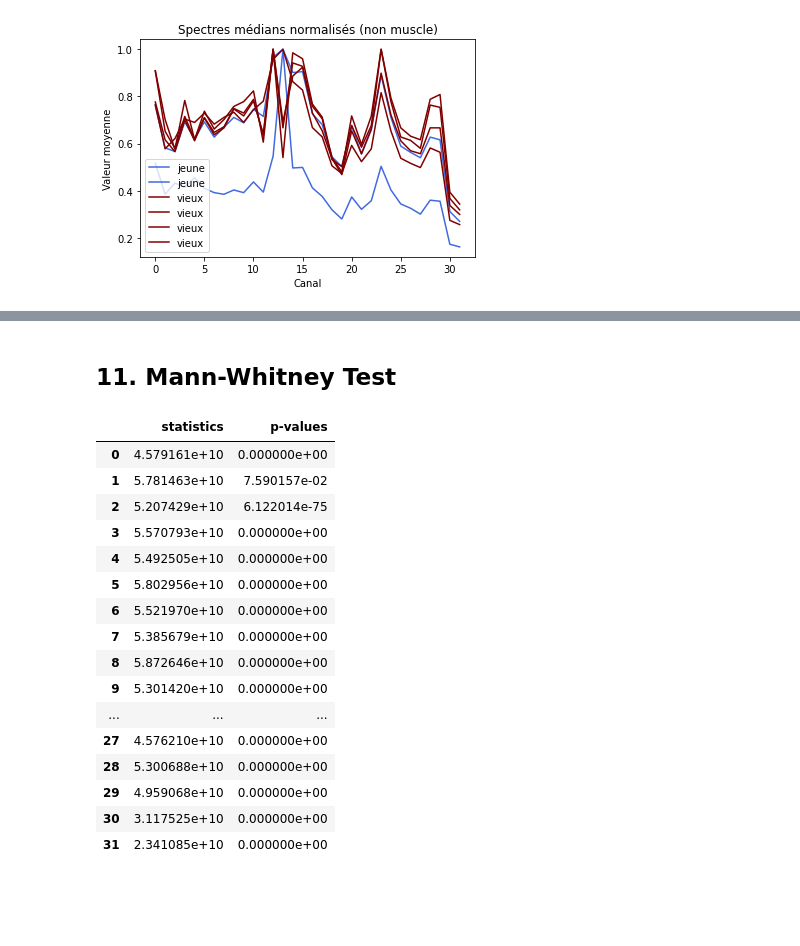
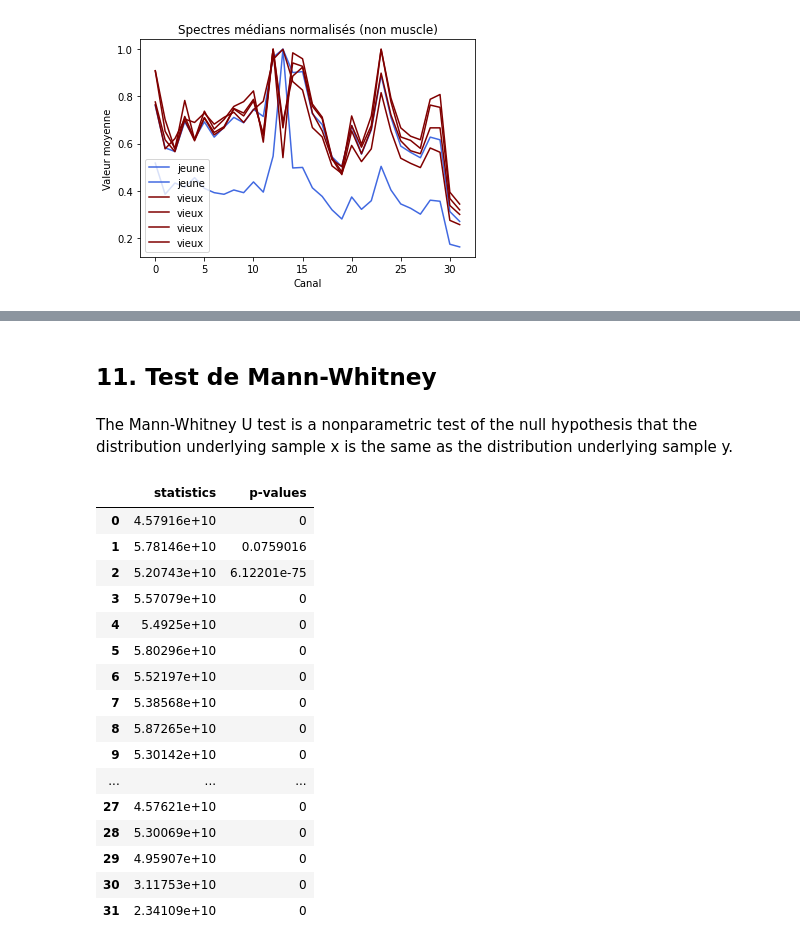
Before and after one commit to qdouzery/Hyperspectral-microscopy, a Jupyter notebook: Code/Microscopie-hyperspectrale_Notebook-V4.ipynb, the cells around one changed output, grey strips where cells are left out. Cells and saved outputs as stored; diff of their text form; code cells hidden in the pictures; blank space fills up the shorter version.

```diff
--- a/Microscopie_hyperspectrale_Notebook_V4.ipynb
+++ b/Code/Microscopie-hyperspectrale_Notebook-V4.ipynb
@@ -342,10 +342,13 @@ plt.show()
 # %%
 def df_muscle (img, os_img):
   df = pd.DataFrame()
+
   for i in range(32):
-    muscle = img[:,:,:,i]*os_img
+    name = "C" + str(i)
+    muscle = os_img*img[:,:,:,i]
     muscle_norm = muscle.ravel()/max(muscle.ravel())
-    df[i] = muscle_norm
+    df[name] = muscle_norm
+
   return df
 # %%
 df_j5_1_740 = df_muscle(raw_images["j5_1_740nm"], open_segmented_images_m["j5_1_740nm"])
@@ -359,15 +369,21 @@ def histo (dfj, dfv, channel):
+# %%
+dfj = df_j5_1_740
+dfv = df_v6_3_740
 # %%
-fig,axs = plt.subplots(nrows=4, ncols=8, figsize=(30, 15))
+fig, axs = plt.subplots(nrows=8, ncols=4, figsize=(20, 20))
+
 c=0
-for i in range(4):
-  for j in range(8):
-    Hj,Hv = histo(df_j5_1_740,df_v6_3_740,c)
+for i in range(8):
+  for j in range(4):
+    channel = "C" + str(c)
+    Hj, Hv = Distribution_channel(dfj, dfv, channel)
     ax = axs[i][j]
-    ax.hist(Hj,bins=100,alpha=1,color="black",label="jeune")
+    ax.hist(Hj,bins=100,alpha=1,color="black",label="jeune",density=True,histtype="step")
     ax.legend()
-    ax.hist(Hv,bins=100,alpha=1,color="lightgrey",label="vieux")
+    ax.hist(Hv,bins=100,alpha=1,color="lightgrey",label="vieux",density=True,histtype="step")
     ax.legend()
-    ax.set_title(c)
+    ax.set_title(channel)
     c+=1
+
 plt.show()
 # %% [output]
@@ -375,2 +391,2 @@ plt.show()
 # %% [markdown]
-## 11. Mann-Whitney Test
+## 11. Test de Mann-Whitney
@@ -382,27 +393,32 @@ def comparison_channel (dfj,dfv,channel):
+# %% [markdown]
+The Mann-Whitney U test is a nonparametric test of the null hypothesis that the distribution underlying sample x is the same as the distribution underlying sample y.
 # %%
-def Mann_Withney (dfj,dfv):
+def MannWhitney_Test (dfj, dfv):
   df_MW = pd.DataFrame(columns=["statistics","p-values"])
+
   for i in range(32):
-    dfj1,dfv1 = comparison_channel(dfj, dfv,i)
-    df_MW.loc[i] = mannwhitneyu(dfj1,dfv1)
+    channel = "C" + str(i)
+    dfj_c, dfv_c = Distribution_channel(dfj, dfv, channel)
+    df_MW.loc[i,:] = mannwhitneyu(dfj_c.to_numpy(), dfv_c.to_numpy())
+
   return df_MW
 # %%
-Mann_Withney(df_j5_1_740, df_v6_3_740)
+MannWhitney_Test(dfj, dfv)
 # %% [output]
 |  | statistics | p-values |
-| 0 | 4.579161e+10 | 0.000000e+00 |
-| 1 | 5.781463e+10 | 7.590157e-02 |
-| 2 | 5.207429e+10 | 6.122014e-75 |
-| 3 | 5.570793e+10 | 0.000000e+00 |
-| 4 | 5.492505e+10 | 0.000000e+00 |
-| 5 | 5.802956e+10 | 0.000000e+00 |
-| 6 | 5.521970e+10 | 0.000000e+00 |
-| 7 | 5.385679e+10 | 0.000000e+00 |
-| 8 | 5.872646e+10 | 0.000000e+00 |
-| 9 | 5.301420e+10 | 0.000000e+00 |
+| 0 | 4.57916e+10 | 0 |
+| 1 | 5.78146e+10 | 0.0759016 |
+| 2 | 5.20743e+10 | 6.12201e-75 |
+| 3 | 5.57079e+10 | 0 |
+| 4 | 5.4925e+10 | 0 |
+| 5 | 5.80296e+10 | 0 |
+| 6 | 5.52197e+10 | 0 |
+| 7 | 5.38568e+10 | 0 |
+| 8 | 5.87265e+10 | 0 |
+| 9 | 5.30142e+10 | 0 |
 | ... | ... | ... |
-| 27 | 4.576210e+10 | 0.000000e+00 |
-| 28 | 5.300688e+10 | 0.000000e+00 |
-| 29 | 4.959068e+10 | 0.000000e+00 |
-| 30 | 3.117525e+10 | 0.000000e+00 |
-| 31 | 2.341085e+10 | 0.000000e+00 |
+| 27 | 4.57621e+10 | 0 |
+| 28 | 5.30069e+10 | 0 |
+| 29 | 4.95907e+10 | 0 |
+| 30 | 3.11753e+10 | 0 |
+| 31 | 2.34109e+10 | 0 |
```
Also changed, not shown: parts of 10 cells of this notebook, 1 other file.
